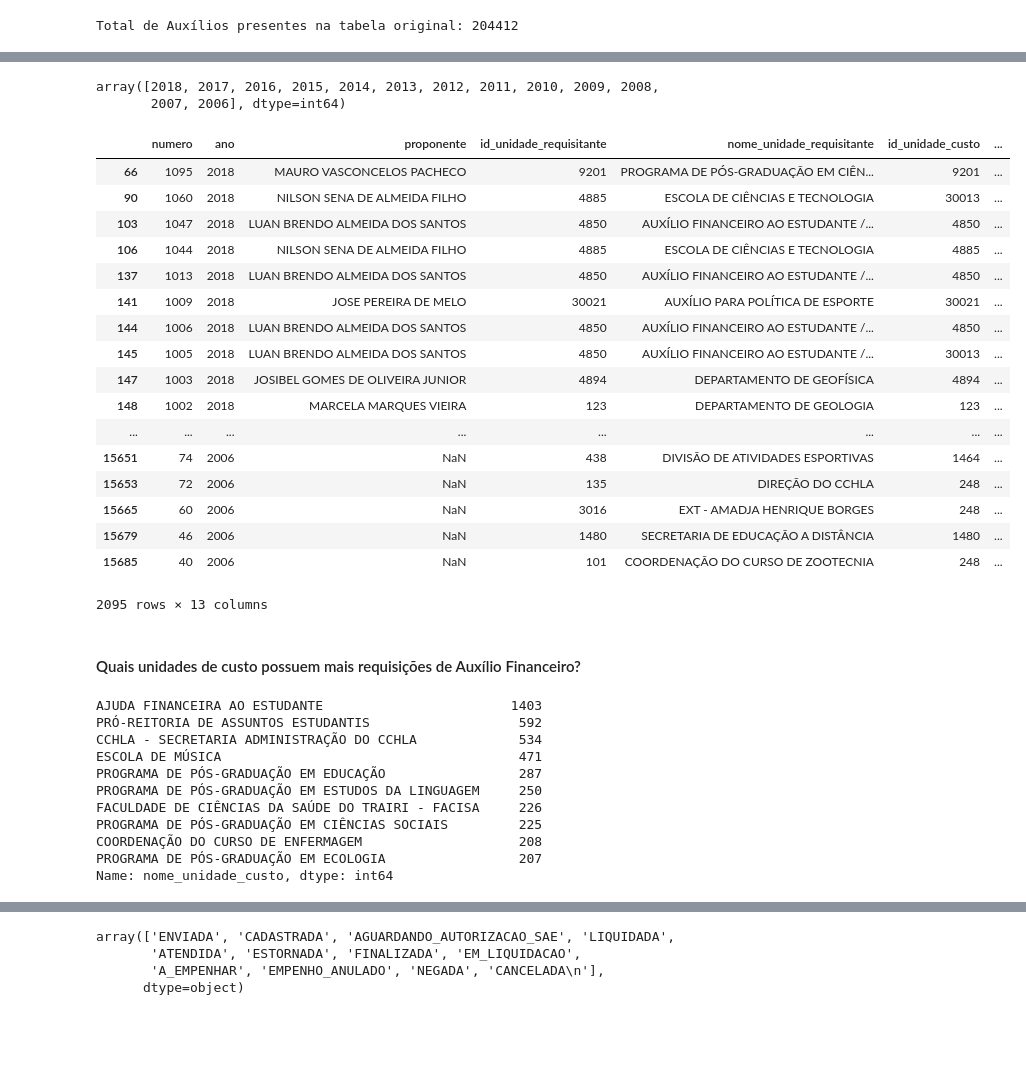
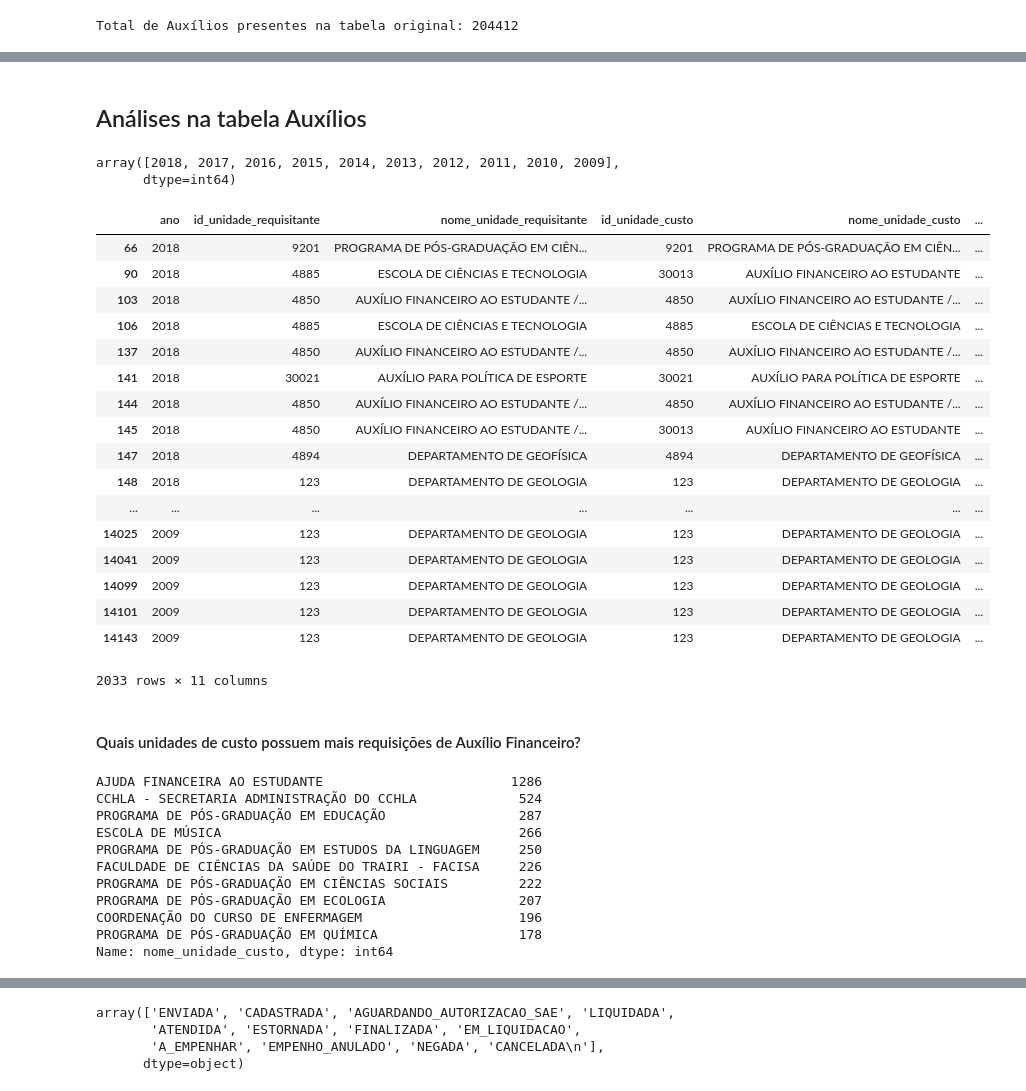
Before and after one commit to igorabrandao/UFRN-budget-application, a Jupyter notebook: auxilio_financeiro.ipynb, the cells around one changed output, grey strips where cells are left out. Drawn from its saved outputs; the diff is of its cells as text; code cells hidden in the pictures; blank space fills up the shorter version.

```diff
--- a/auxilio_financeiro.ipynb
+++ b/auxilio_financeiro.ipynb
@@ -17,2 +29,13 @@ auxilios = pd.read_csv("dataSets/requisicaoauxiliofinanceiroaoestudante.csv", se
+# %%
+import pandas as pd
+import matplotlib.pyplot as plt
+from os import path
+dataset_names = ['requisicaoauxiliofinanceiroaoestudante.csv']
+dataset_path = 'datasets'
+
+data = {}
+
+for name in dataset_names:
+    data[name[:-4]] = pd.read_csv(path.join(dataset_path, name), sep=';', low_memory=False)
 # %%
 #Identificando os anos que constam na tabela de requisições
@@ -52,0 +84,5 @@ Total de Valores não nulos da tabela tratada: 204412
+# %%
+#remover colunas desnecessárias
+auxilios = data['requisicaoauxiliofinanceiroaoestudante'].copy()
+auxilios = auxilios.drop(columns=['numero','proponente'], axis=1)
+auxilios.head()
@@ -52,0 +115,2 @@ Total de Valores não nulos da tabela tratada: 204412
+# %%
+auxilios = auxilios.dropna()
@@ -53,45 +136,48 @@ Total de Valores não nulos da tabela tratada: 204412
+# %% [markdown]
+## Análises na tabela Auxílios
 # %%
 #únicos anos que correspondiam aos valores solicitados
-auxf_year_value_obgt.ano.unique()
+auxilios.ano.unique()
 # %% [output]
-array([2018, 2017, 2016, 2015, 2014, 2013, 2012, 2011, 2010, 2009, 2008,
-       2007, 2006], dtype=int64)
+array([2018, 2017, 2016, 2015, 2014, 2013, 2012, 2011, 2010, 2009],
+      dtype=int64)
 # %%
 #realizar a remoção das requizições com status
-auxf_year_value_obgt[auxf_year_value_obgt.status=='FINALIZADA']
+auxilios[auxilios.status=='FINALIZADA']
 # %% [output]
-|  | numero | ano | proponente | id_unidade_requisitante | nome_unidade_requisitante | id_unidade_custo | ... |
-| 66 | 1095 | 2018 | MAURO VASCONCELOS PACHECO | 9201 | PROGRAMA DE PÓS-GRADUAÇÃO EM CIÊN... | 9201 | ... |
-| 90 | 1060 | 2018 | NILSON SENA DE ALMEIDA FILHO | 4885 | ESCOLA DE CIÊNCIAS E TECNOLOGIA | 30013 | ... |
-| 103 | 1047 | 2018 | LUAN BRENDO ALMEIDA DOS SANTOS | 4850 | AUXÍLIO FINANCEIRO AO ESTUDANTE /... | 4850 | ... |
-| 106 | 1044 | 2018 | NILSON SENA DE ALMEIDA FILHO | 4885 | ESCOLA DE CIÊNCIAS E TECNOLOGIA | 4885 | ... |
-| 137 | 1013 | 2018 | LUAN BRENDO ALMEIDA DOS SANTOS | 4850 | AUXÍLIO FINANCEIRO AO ESTUDANTE /... | 4850 | ... |
-| 141 | 1009 | 2018 | JOSE PEREIRA DE MELO | 30021 | AUXÍLIO PARA POLÍTICA DE ESPORTE | 30021 | ... |
-| 144 | 1006 | 2018 | LUAN BRENDO ALMEIDA DOS SANTOS | 4850 | AUXÍLIO FINANCEIRO AO ESTUDANTE /... | 4850 | ... |
-| 145 | 1005 | 2018 | LUAN BRENDO ALMEIDA DOS SANTOS | 4850 | AUXÍLIO FINANCEIRO AO ESTUDANTE /... | 30013 | ... |
-| 147 | 1003 | 2018 | JOSIBEL GOMES DE OLIVEIRA JUNIOR | 4894 | DEPARTAMENTO DE GEOFÍSICA | 4894 | ... |
-| 148 | 1002 | 2018 | MARCELA MARQUES VIEIRA | 123 | DEPARTAMENTO DE GEOLOGIA | 123 | ... |
-| ... | ... | ... | ... | ... | ... | ... | ... |
-| 15651 | 74 | 2006 | NaN | 438 | DIVISÃO DE ATIVIDADES ESPORTIVAS | 1464 | ... |
-| 15653 | 72 | 2006 | NaN | 135 | DIREÇÃO DO CCHLA | 248 | ... |
-| 15665 | 60 | 2006 | NaN | 3016 | EXT - AMADJA HENRIQUE BORGES | 248 | ... |
-| 15679 | 46 | 2006 | NaN | 1480 | SECRETARIA DE EDUCAÇÃO A DISTÂNCIA | 1480 | ... |
-| 15685 | 40 | 2006 | NaN | 101 | COORDENAÇÃO DO CURSO DE ZOOTECNIA | 248 | ... |
+|  | ano | id_unidade_requisitante | nome_unidade_requisitante | id_unidade_custo | nome_unidade_custo | ... |
+| 66 | 2018 | 9201 | PROGRAMA DE PÓS-GRADUAÇÃO EM CIÊN... | 9201 | PROGRAMA DE PÓS-GRADUAÇÃO EM CIÊN... | ... |
+| 90 | 2018 | 4885 | ESCOLA DE CIÊNCIAS E TECNOLOGIA | 30013 | AUXÍLIO FINANCEIRO AO ESTUDANTE | ... |
+| 103 | 2018 | 4850 | AUXÍLIO FINANCEIRO AO ESTUDANTE /... | 4850 | AUXÍLIO FINANCEIRO AO ESTUDANTE /... | ... |
+| 106 | 2018 | 4885 | ESCOLA DE CIÊNCIAS E TECNOLOGIA | 4885 | ESCOLA DE CIÊNCIAS E TECNOLOGIA | ... |
+| 137 | 2018 | 4850 | AUXÍLIO FINANCEIRO AO ESTUDANTE /... | 4850 | AUXÍLIO FINANCEIRO AO ESTUDANTE /... | ... |
+| 141 | 2018 | 30021 | AUXÍLIO PARA POLÍTICA DE ESPORTE | 30021 | AUXÍLIO PARA POLÍTICA DE ESPORTE | ... |
+| 144 | 2018 | 4850 | AUXÍLIO FINANCEIRO AO ESTUDANTE /... | 4850 | AUXÍLIO FINANCEIRO AO ESTUDANTE /... | ... |
+| 145 | 2018 | 4850 | AUXÍLIO FINANCEIRO AO ESTUDANTE /... | 30013 | AUXÍLIO FINANCEIRO AO ESTUDANTE | ... |
+| 147 | 2018 | 4894 | DEPARTAMENTO DE GEOFÍSICA | 4894 | DEPARTAMENTO DE GEOFÍSICA | ... |
+| 148 | 2018 | 123 | DEPARTAMENTO DE GEOLOGIA | 123 | DEPARTAMENTO DE GEOLOGIA | ... |
+| ... | ... | ... | ... | ... | ... | ... |
+| 14025 | 2009 | 123 | DEPARTAMENTO DE GEOLOGIA | 123 | DEPARTAMENTO DE GEOLOGIA | ... |
+| 14041 | 2009 | 123 | DEPARTAMENTO DE GEOLOGIA | 123 | DEPARTAMENTO DE GEOLOGIA | ... |
+| 14099 | 2009 | 123 | DEPARTAMENTO DE GEOLOGIA | 123 | DEPARTAMENTO DE GEOLOGIA | ... |
+| 14101 | 2009 | 123 | DEPARTAMENTO DE GEOLOGIA | 123 | DEPARTAMENTO DE GEOLOGIA | ... |
+| 14143 | 2009 | 123 | DEPARTAMENTO DE GEOLOGIA | 123 | DEPARTAMENTO DE GEOLOGIA | ... |
-2095 rows × 13 columns
+2033 rows × 11 columns
 # %% [markdown]
 #### Quais unidades de custo possuem mais requisições de Auxílio Financeiro?
 # %%
 #top 10 de unidades que mais solicitam requisições de auxílio financeiro
-auxf_year_value_obgt.nome_unidade_custo.value_counts()[:10]
+top10_uni_custo = auxilios.nome_unidade_custo.value_counts()[:10]
+top10_uni_custo
 # %% [output]
-AJUDA FINANCEIRA AO ESTUDANTE                        1403
-PRÓ-REITORIA DE ASSUNTOS ESTUDANTIS                   592
-CCHLA - SECRETARIA ADMINISTRAÇÃO DO CCHLA             534
-ESCOLA DE MÚSICA                                      471
+AJUDA FINANCEIRA AO ESTUDANTE                        1286
+CCHLA - SECRETARIA ADMINISTRAÇÃO DO CCHLA             524
 PROGRAMA DE PÓS-GRADUAÇÃO EM EDUCAÇÃO                 287
+ESCOLA DE MÚSICA                                      266
 PROGRAMA DE PÓS-GRADUAÇÃO EM ESTUDOS DA LINGUAGEM     250
 FACULDADE DE CIÊNCIAS DA SAÚDE DO TRAIRI - FACISA     226
-PROGRAMA DE PÓS-GRADUAÇÃO EM CIÊNCIAS SOCIAIS         225
-COORDENAÇÃO DO CURSO DE ENFERMAGEM                    208
+PROGRAMA DE PÓS-GRADUAÇÃO EM CIÊNCIAS SOCIAIS         222
 PROGRAMA DE PÓS-GRADUAÇÃO EM ECOLOGIA                 207
+COORDENAÇÃO DO CURSO DE ENFERMAGEM                    196
+PROGRAMA DE PÓS-GRADUAÇÃO EM QUÍMICA                  178
 Name: nome_unidade_custo, dtype: int64
```
Also changed, not shown: parts of 33 cells of this notebook.
